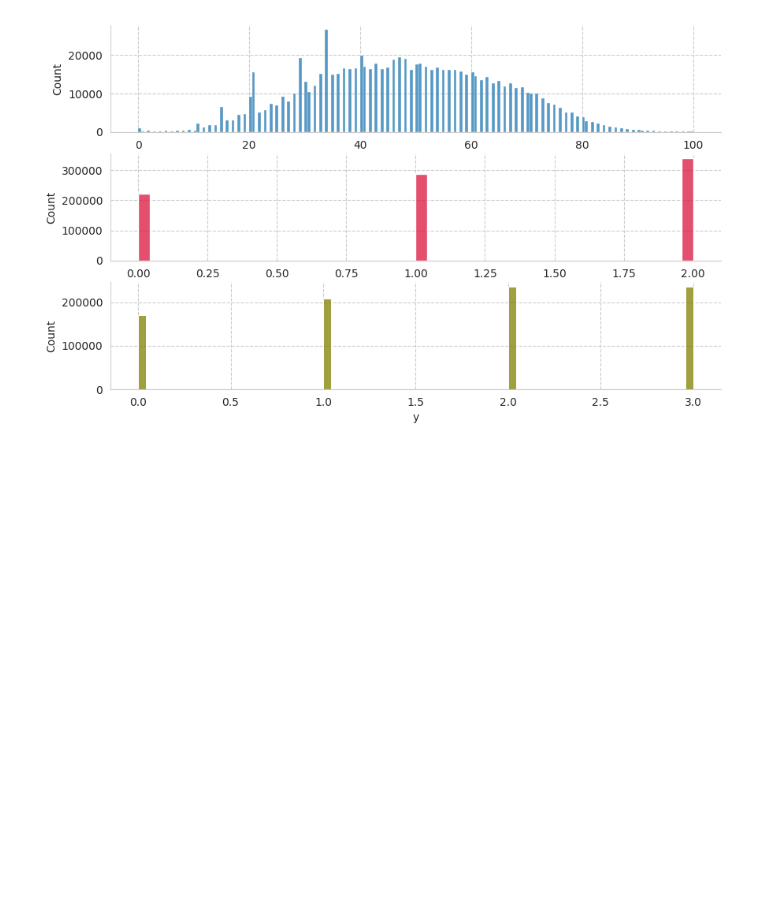
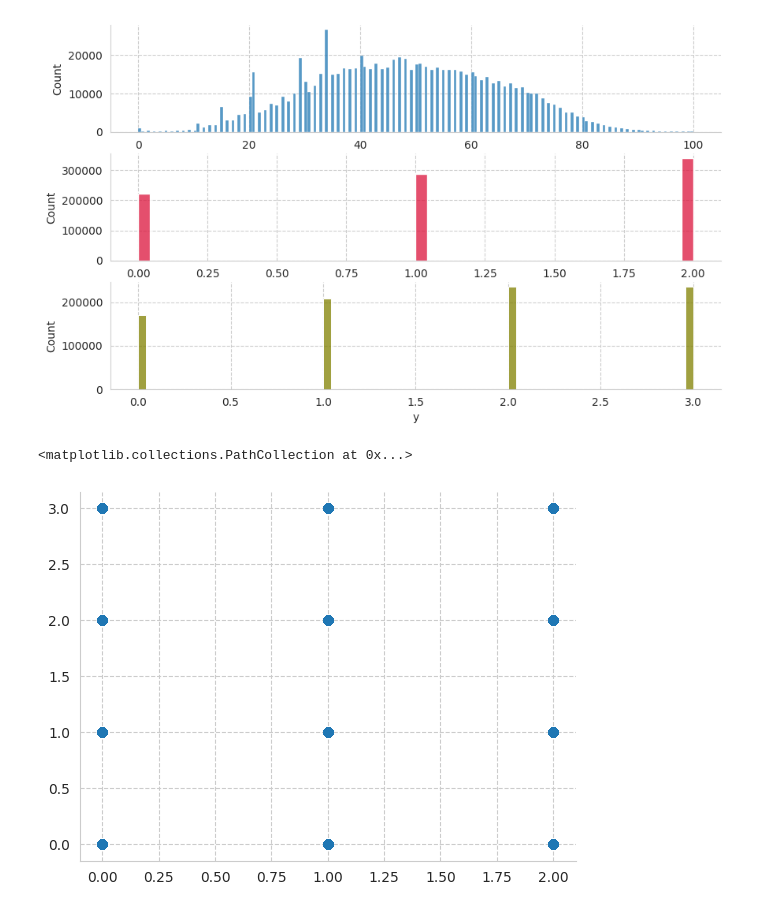
Before and after one commit to fabriziobasso/kaggle, a Jupyter notebook: congestion_v0.ipynb, the cells around one changed output. Drawn from its saved outputs; the diff is of its cells as text; code cells hidden in the pictures; blank space fills up the shorter version.

```diff
--- a/congestion_v0.ipynb
+++ b/congestion_v0.ipynb
@@ -497,3 +518,8 @@ sns.histplot(data=df_train, x="x", ax=axs[1], color="crimson");
 sns.histplot(data=df_train, x="y", ax=axs[2], color="olive");
 # %% [output]
 [figure]
+# %%
+plt.scatter(df_train.x,df_train.y);
+# %% [output]
+<matplotlib.collections.PathCollection at 0x...>
+[figure, added]
```
Also changed, not shown: parts of 5 cells of this notebook.
